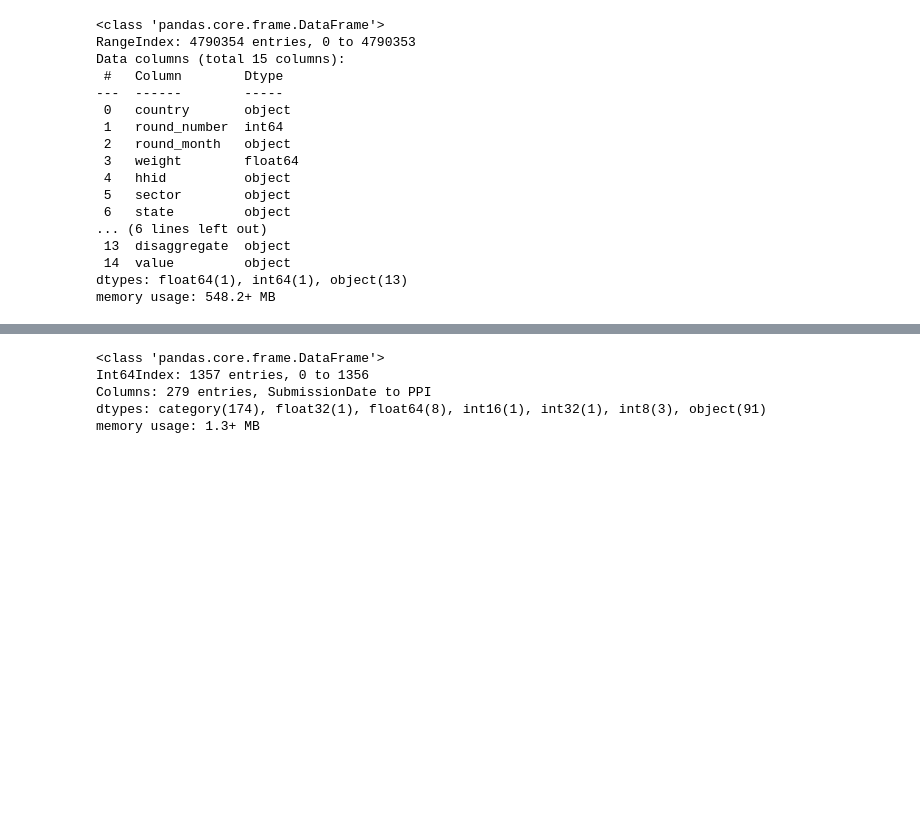
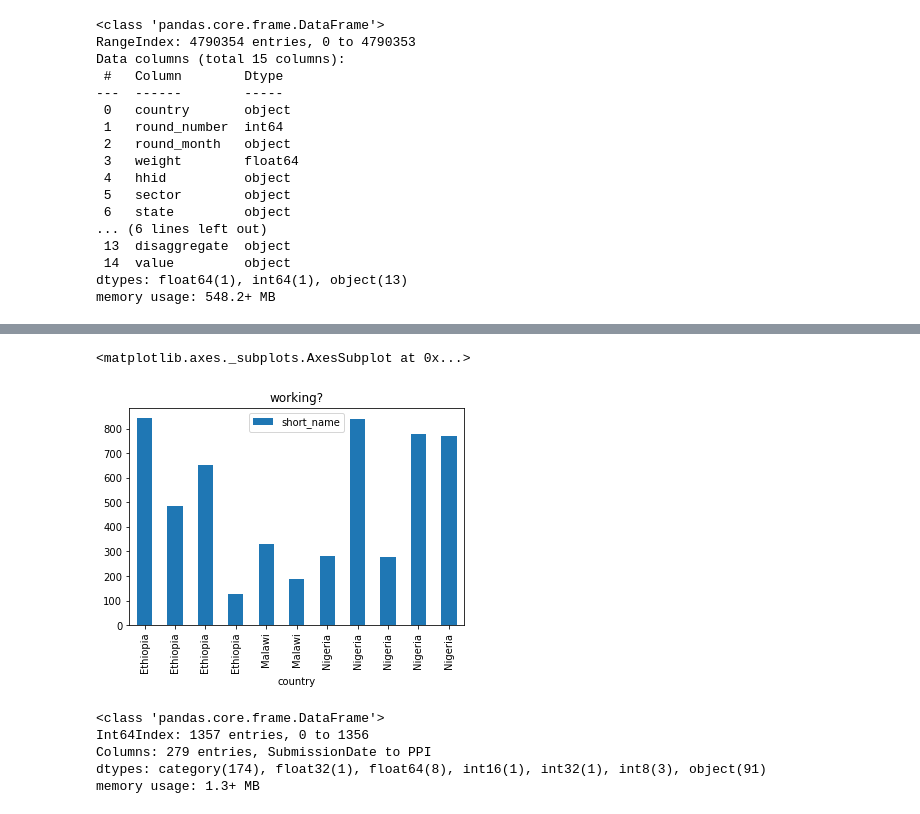
Before and after one commit to paultanger/COVID_SMEs, a Jupyter notebook: SME_data_EDA.ipynb, the cells around one changed output, grey strips where cells are left out. Drawn from its saved outputs; the diff is of its cells as text; code cells hidden in the pictures; blank space fills up the shorter version.

```diff
--- a/SME_data_EDA.ipynb
+++ b/SME_data_EDA.ipynb
@@ -24,0 +179,9 @@ memory usage: 548.2+ MB
+# %%
+data_employment_short = data_employment_short[~data_employment_short['value'].isna()]
+# %%
+# just one question to check
+data_employment_short1 = data_employment_short[['country', 'round_number', 'short_name', 'value']]
+# %%
+data_employment_short1 = data_employment_short1[data_employment_short1['short_name'] == 'Employment Status']
+# %%
+grouped1 = data_employment_short1.groupby(['country', 'round_number', 'value']).agg('count').reset_index()
@@ -24,0 +203,6 @@ memory usage: 548.2+ MB
+# %%
+# plot
+grouped1.plot.bar(x='country', y='short_name', title='working?') #, subplots=True, index='country');
+# %% [output]
+<matplotlib.axes._subplots.AxesSubplot at 0x...>
+[figure, added]
```
Also changed, not shown: parts of 17 cells of this notebook, 1 other file.
